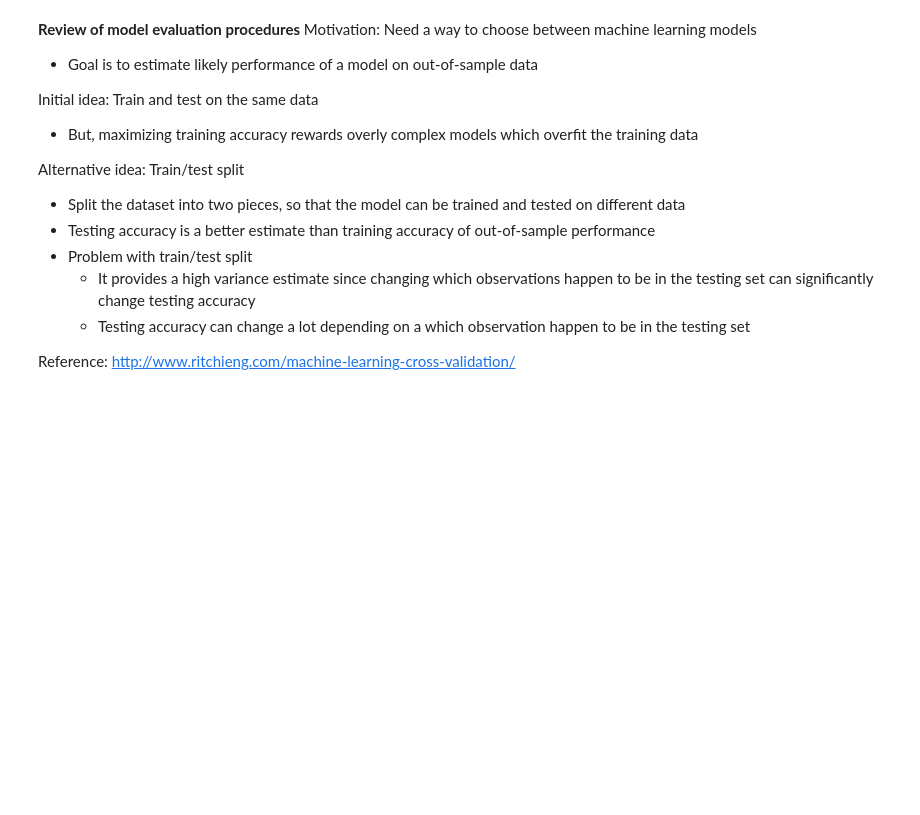
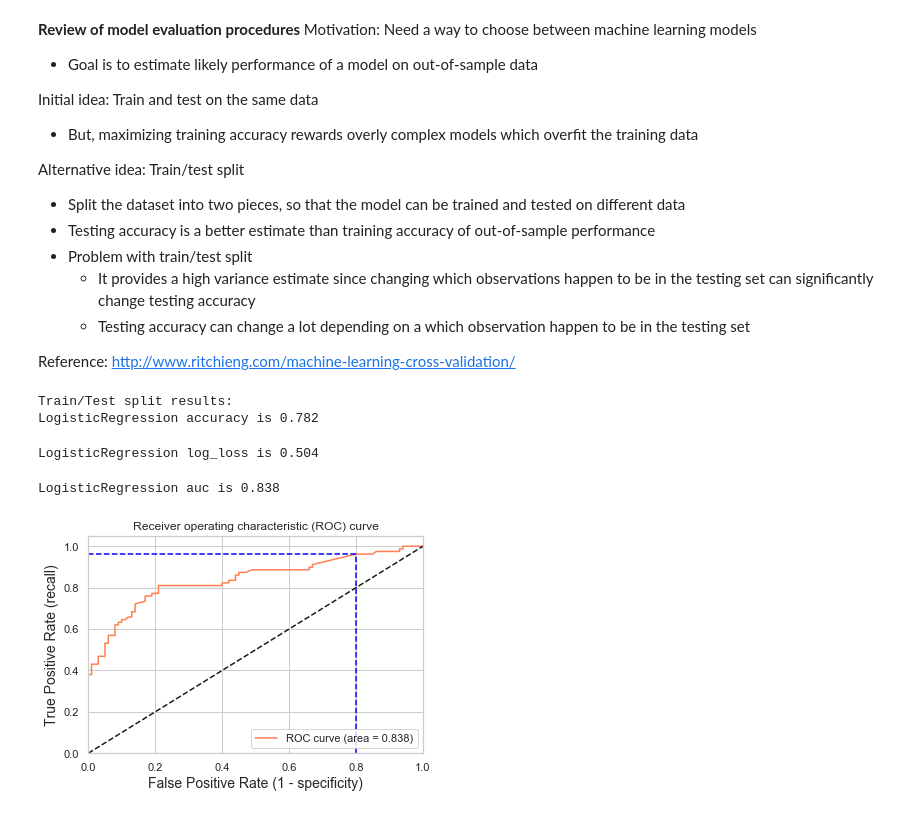
Before and after one commit to rishavhack/Machine-Learning-Using-Python, a Jupyter notebook: Part 8 Logistic Regression/Titanic logistic regression.ipynb, the cells around one changed output. Cells and saved outputs as stored; diff of their text form; code cells hidden in the pictures; blank space fills up the shorter version.

```diff
--- a/Part 8 Logistic Regression/Titanic logistic regression.ipynb
+++ b/Part 8 Logistic Regression/Titanic logistic regression.ipynb
@@ -450,0 +460,31 @@ y = final_train['Survived']
+# %%
+print('Train/Test split results:')
+print(logreg.__class__.__name__+" accuracy is %2.3f" % accuracy_score(y_test, y_pred))
+# %% [output]
+Train/Test split results:
+LogisticRegression accuracy is 0.782
+# %%
+print(logreg.__class__.__name__+" log_loss is %2.3f" % log_loss(y_test, y_pred_proba))
+# %% [output]
+LogisticRegression log_loss is 0.504
+# %%
+print(logreg.__class__.__name__+" auc is %2.3f" % auc(fpr, tpr))
+# %% [output]
+LogisticRegression auc is 0.838
+# %%
+idx = np.min(np.where(tpr > 0.95)) # index of the first threshold for which the sensibility > 0.95
+# %%
+plt.figure()
+plt.plot(fpr, tpr, color='coral', label='ROC curve (area = %0.3f)' % auc(fpr, tpr))
+plt.plot([0, 1], [0, 1], 'k--')
+plt.plot([0,fpr[idx]], [tpr[idx],tpr[idx]], 'k--', color='blue')
+plt.plot([fpr[idx],fpr[idx]], [0,tpr[idx]], 'k--', color='blue')
+plt.xlim([0.0, 1.0])
+plt.ylim([0.0, 1.05])
+plt.xlabel('False Positive Rate (1 - specificity)', fontsize=14)
+plt.ylabel('True Positive Rate (recall)', fontsize=14)
+plt.title('Receiver operating characteristic (ROC) curve')
+plt.legend(loc="lower right")
+plt.show()
+# %% [output]
+[figure, added]
```
Also changed, not shown: parts of 2 cells of this notebook.
